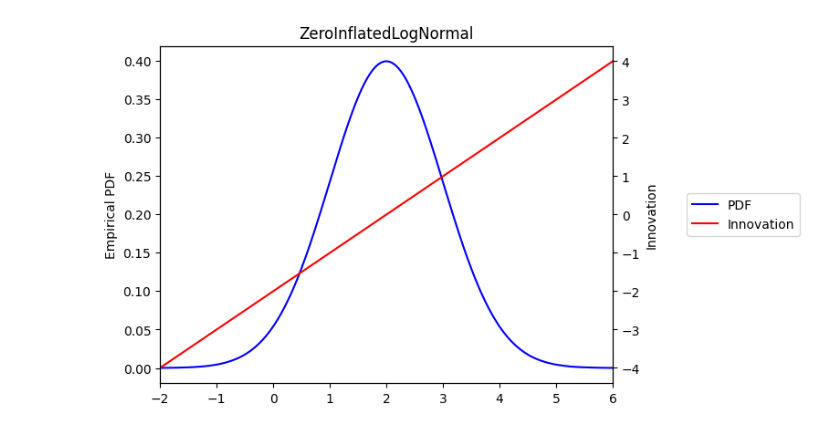
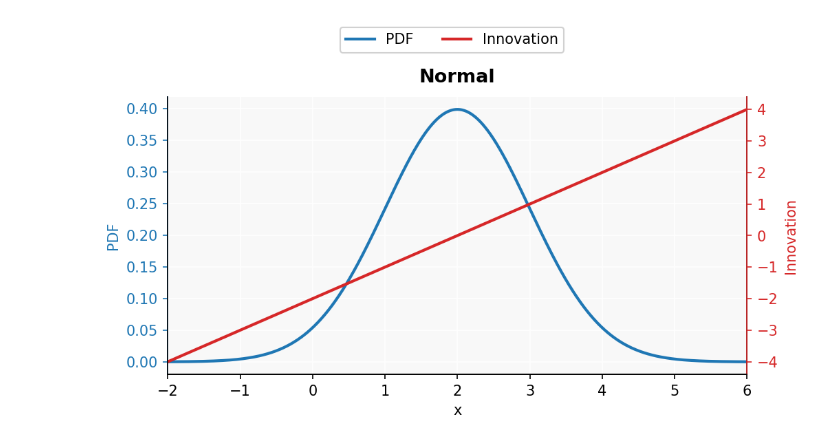
Before and after one commit to SwissDataScienceCenter/observation_assimilation_transformer, a Jupyter notebook: notebooks/visualize_innovation.ipynb, the cells around one changed output. Saved outputs shown, nothing was run; the diff lists cells and outputs as text; code cells hidden in the pictures.

Commit message:
chore: improved innovation plots

```diff
--- a/notebooks/visualize_innovation.ipynb
+++ b/notebooks/visualize_innovation.ipynb
@@ -49,40 +52,44 @@ dist = distributions.NormalOAT(loc=torch.tensor(2.0), scale=torch.tensor(1.0))
 # %%
 xmin, xmax = -2, 6
 x = torch.linspace(xmin, xmax, steps=1000)
 
-fig, ax1 = plt.subplots()
+PDF_COLOR = "#1f77b4"
+INNOV_COLOR = "#d62728"
 
+fig, ax1 = plt.subplots(figsize=(7, 4), dpi=150)
+fig.patch.set_facecolor("white")
+ax1.set_facecolor("#f8f8f8")
+ax1.grid(True, color="white", linewidth=0.8)
+ax1.set_axisbelow(True)
 
-ax1.plot(x.numpy(), torch.exp(dist.log_prob(x)).detach().numpy(), color="blue", label="PDF")
-ax1.set_ylabel("Empirical PDF")
-# Second axis
+ax1.plot(x.numpy(), torch.exp(dist.log_prob(x)).detach().numpy(),
+         color=PDF_COLOR, linewidth=2, label="PDF")
+ax1.set_xlabel("x")
+ax1.set_ylabel("PDF", color=PDF_COLOR)
+ax1.tick_params(axis="y", colors=PDF_COLOR)
+ax1.spines["left"].set_color(PDF_COLOR)
+ax1.spines["top"].set_visible(False)
+
 ax2 = ax1.twinx()
+ax2.plot(x.numpy(), dist.innovation(x).detach().numpy(),
+         color=INNOV_COLOR, linewidth=2, label="Innovation")
+ax2.set_ylabel("Innovation", color=INNOV_COLOR)
+ax2.tick_params(axis="y", colors=INNOV_COLOR)
+ax2.spines["right"].set_color(INNOV_COLOR)
+ax2.spines["top"].set_visible(False)
 
-
-y = dist.innovation(x)
-
-ax2.plot(x.numpy(), y.detach().numpy(), color="red", label="Innovation")
-ax2.set_ylabel("Innovation")
-
-# Combine legends
 handles1, labels1 = ax1.get_legend_handles_labels()
 handles2, labels2 = ax2.get_legend_handles_labels()
+fig.legend(handles1 + handles2, labels1 + labels2,
+           loc="upper center", ncol=2, framealpha=0.9,
+           bbox_to_anchor=(0.5, 1.0))
 
-# Place legend outside (right side)
-ax1.legend(
-    handles1 + handles2,
-    labels1 + labels2,
-    loc="center left",
-    bbox_to_anchor=(1.15, 0.5),
-)
-
-# Make room for the legend
-# plt.tight_layout()
-plt.title('ZeroInflatedLogNormal')
+ax1.set_title("Normal", fontsize=13, fontweight="bold", pad=10)
 ax1.set_xlim(xmin, xmax)
+plt.tight_layout(rect=[0, 0, 1, 0.92])
 plt.show()
 # %% [output]
-[figure, old version]
+[figure, new version]
 # %%
 dist = distributions.ZeroInflatedLogNormal(gate=torch.tensor(0.25), loc=torch.tensor(2), scale=torch.tensor(1.0))
 # %%
```
Also changed, not shown: parts of 2 cells of this notebook.
